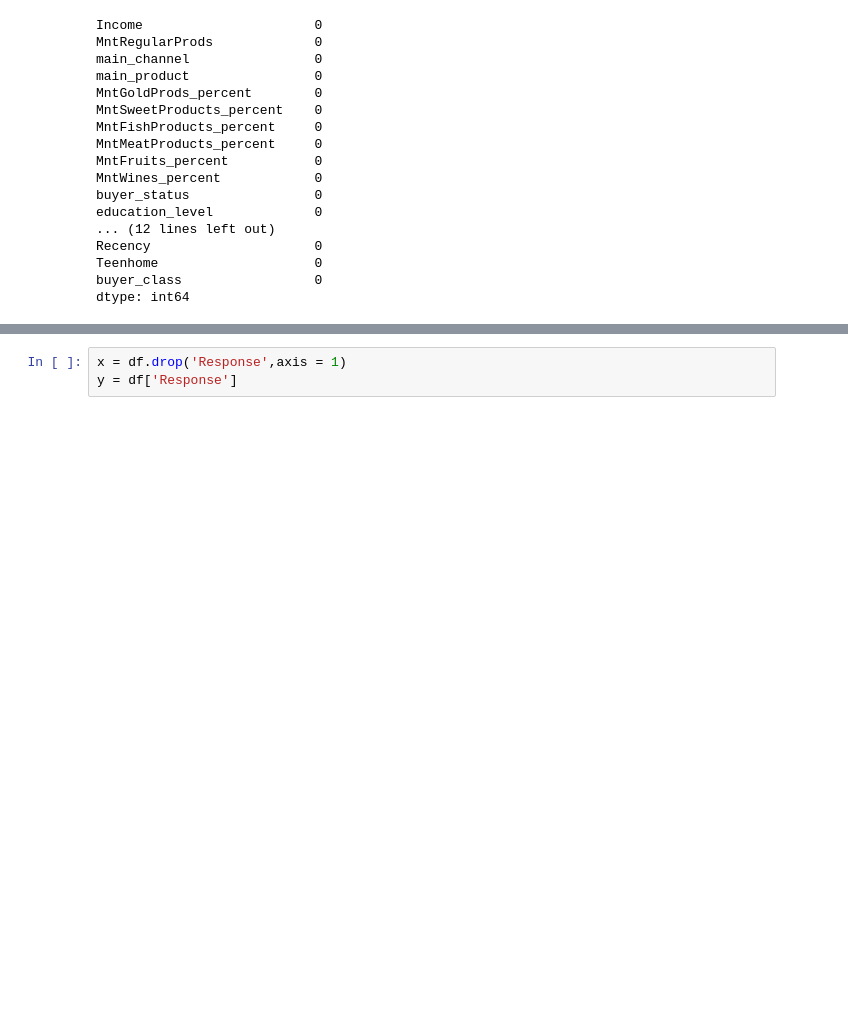
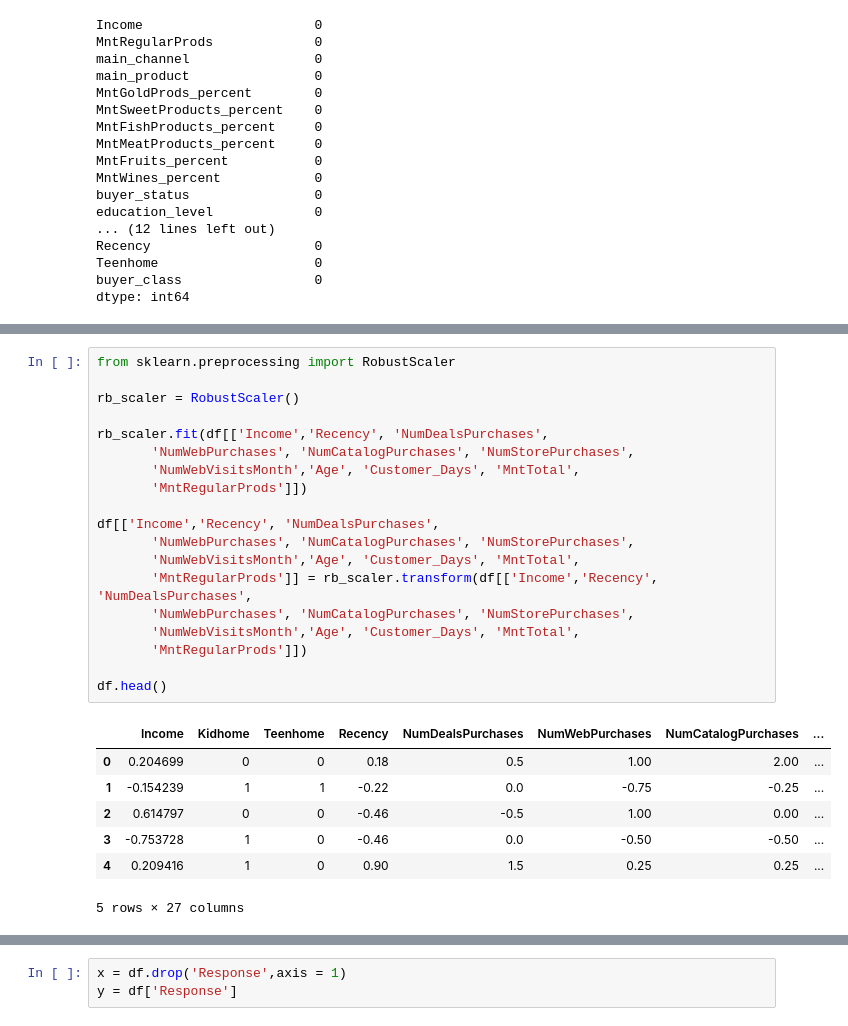
Before and after one commit to petrugeral/Marketing_Analytics, a Jupyter notebook: ifood_marketing_analytics/workspace.ipynb, the cells around one changed output, grey strips where cells are left out. Saved outputs shown, nothing was run; the diff lists cells and outputs as text; blank space fills up the shorter version.

```diff
--- a/ifood_marketing_analytics/workspace.ipynb
+++ b/ifood_marketing_analytics/workspace.ipynb
@@ -743,0 +759,27 @@ dtype: int64
+# %%
+from sklearn.preprocessing import RobustScaler
+
+rb_scaler = RobustScaler()
+
+rb_scaler.fit(df[['Income','Recency', 'NumDealsPurchases',
+       'NumWebPurchases', 'NumCatalogPurchases', 'NumStorePurchases',
+       'NumWebVisitsMonth','Age', 'Customer_Days', 'MntTotal',
+       'MntRegularProds']])
+
+df[['Income','Recency', 'NumDealsPurchases',
+       'NumWebPurchases', 'NumCatalogPurchases', 'NumStorePurchases',
+       'NumWebVisitsMonth','Age', 'Customer_Days', 'MntTotal',
+       'MntRegularProds']] = rb_scaler.transform(df[['Income','Recency', 'NumDealsPurchases',
+       'NumWebPurchases', 'NumCatalogPurchases', 'NumStorePurchases',
+       'NumWebVisitsMonth','Age', 'Customer_Days', 'MntTotal',
+       'MntRegularProds']])
+
+df.head()
+# %% [output]
+|  | Income | Kidhome | Teenhome | Recency | NumDealsPurchases | NumWebPurchases | NumCatalogPurchases | ... |
+| 0 | 0.204699 | 0 | 0 | 0.18 | 0.5 | 1.00 | 2.00 | ... |
+| 1 | -0.154239 | 1 | 1 | -0.22 | 0.0 | -0.75 | -0.25 | ... |
+| 2 | 0.614797 | 0 | 0 | -0.46 | -0.5 | 1.00 | 0.00 | ... |
+| 3 | -0.753728 | 1 | 0 | -0.46 | 0.0 | -0.50 | -0.50 | ... |
+| 4 | 0.209416 | 1 | 0 | 0.90 | 1.5 | 0.25 | 0.25 | ... |
+5 rows × 27 columns
```
Also changed, not shown: parts of 10 cells of this notebook.
